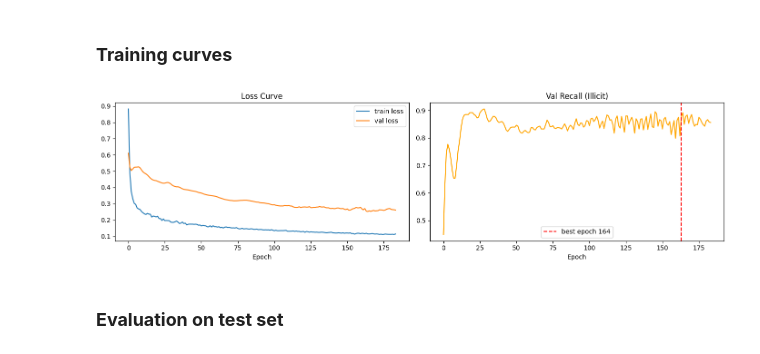
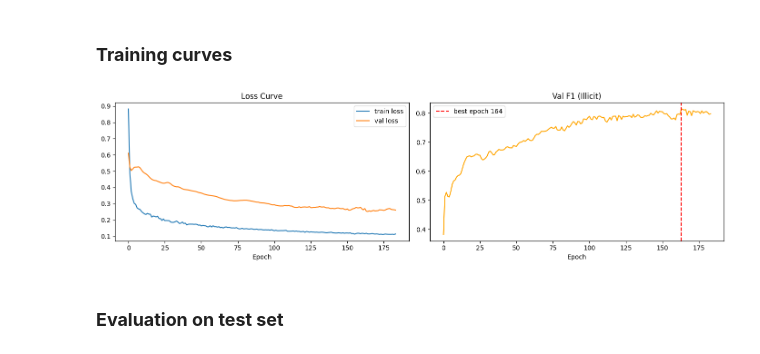
Before and after one commit to DuongXD-27/transaction-network-analysis, a Jupyter notebook: notebooks/02_gcn_experiment.ipynb, the cells around one changed output. Drawn from its saved outputs; the diff is of its cells as text; code cells hidden in the pictures.

Commit message:
add imbalanced metrics early stopping

```diff
--- a/notebooks/02_gcn_experiment.ipynb
+++ b/notebooks/02_gcn_experiment.ipynb
@@ -138,29 +138,28 @@ def evaluate(mask):
 # %% [markdown]
 ### **Train loop**
 # %%
-# ... (Giữ nguyên các hàm train_one_epoch và evaluate)
-
 NUM_EPOCHS = 200
 PATIENCE = 20
 
-history = {'train_loss': [], 'val_loss': [], 'val_recall': []}
+history = {'train_loss': [], 'val_loss': [], 'train_f1': [], 'val_f1': []}
 monitor_metric = 'f1_ill'
-best_val_score = 0.0  # Đổi tên cho đồng nhất
+best_val_score = 0.0
 epochs_no_improve = 0
 best_epoch = 0
 
 for epoch in range(1, NUM_EPOCHS + 1):
     train_loss = train_one_epoch()
 
+    train_metrics = evaluate(data.train_mask)
     val_metrics = evaluate(data.val_mask)
 
-    val_loss = val_metrics['loss']
-    val_recall = val_metrics['recall_ill']
+    train_f1 = train_metrics['f1_ill']
     val_f1 = val_metrics['f1_ill']
 
     history['train_loss'].append(train_loss)
-    history['val_loss'].append(val_loss)
-    history['val_recall'].append(val_recall)
+    history['val_loss'].append(val_metrics['loss'])
+    history['train_f1'].append(train_f1)      # ★ THÊM
+    history['val_f1'].append(val_f1)           # ★ THÊM
 
     if val_metrics[monitor_metric] > best_val_score:
         best_val_score = val_metrics[monitor_metric]
@@ -170,11 +169,16 @@ for epoch in range(1, NUM_EPOCHS + 1):
     else:
         epochs_no_improve += 1
 
-    print(f"Epoch {epoch:03d}: Train Loss={train_loss:.4f}, Val Loss={val_loss:.4f}, Val F1-Ill={val_f1:.4f}")
+    print(f"Epoch {epoch:03d}: Train Loss={train_loss:.4f}, "
+          f"Train F1={train_f1:.4f}, Val F1={val_f1:.4f}, "
+          f"Gap={train_f1 - val_f1:.4f}")
 
     if epochs_no_improve >= PATIENCE:
         print(f"\nEarly stopping at epoch {epoch} (Best epoch: {best_epoch})")
         break
 
 print(f"\nBest Val {monitor_metric}: {best_val_score:.4f} at epoch {best_epoch}")
+print(f"Train F1 at best epoch: {history['train_f1'][best_epoch-1]:.4f}")
+print(f"Val   F1 at best epoch: {history['val_f1'][best_epoch-1]:.4f}")
+print(f"Gap at best epoch: {history['train_f1'][best_epoch-1] - history['val_f1'][best_epoch-1]:.4f}")
 # %% [output]
@@ -200,29 +204,29 @@ Best Val f1_ill: 0.8141 at epoch 164
 # %%
 import os
 
 fig, (ax1, ax2) = plt.subplots(1, 2, figsize=(14, 4))
 
 ax1.plot(history['train_loss'], label='train loss')
 ax1.plot(history['val_loss'], label='val loss')
 ax1.set_title('Loss Curve')
 ax1.set_xlabel('Epoch')
 ax1.legend()
 
-ax2.plot(history['val_recall'], color='orange')
+ax2.plot(history['val_f1'], color='orange')
 ax2.axvline(x=best_epoch-1, color='red', linestyle='--', label=f'best epoch {best_epoch}')
-ax2.set_title('Val Recall (Illicit)')
+ax2.set_title('Val F1 (Illicit)')
 ax2.set_xlabel('Epoch')
 ax2.legend()
 
 plt.tight_layout()
 save_dir = '../reports/figures'
 file_path = f'{save_dir}/gcn_training_curve.png'
 os.makedirs(save_dir, exist_ok=True)
 
 plt.savefig(file_path, dpi=150)
 plt.show()
 # %% [output]
-[figure, old version]
+[figure, new version]
 # %% [markdown]
 ### **Evaluation on test set**
 # %%
```
Also changed, not shown: parts of 8 cells of this notebook.
